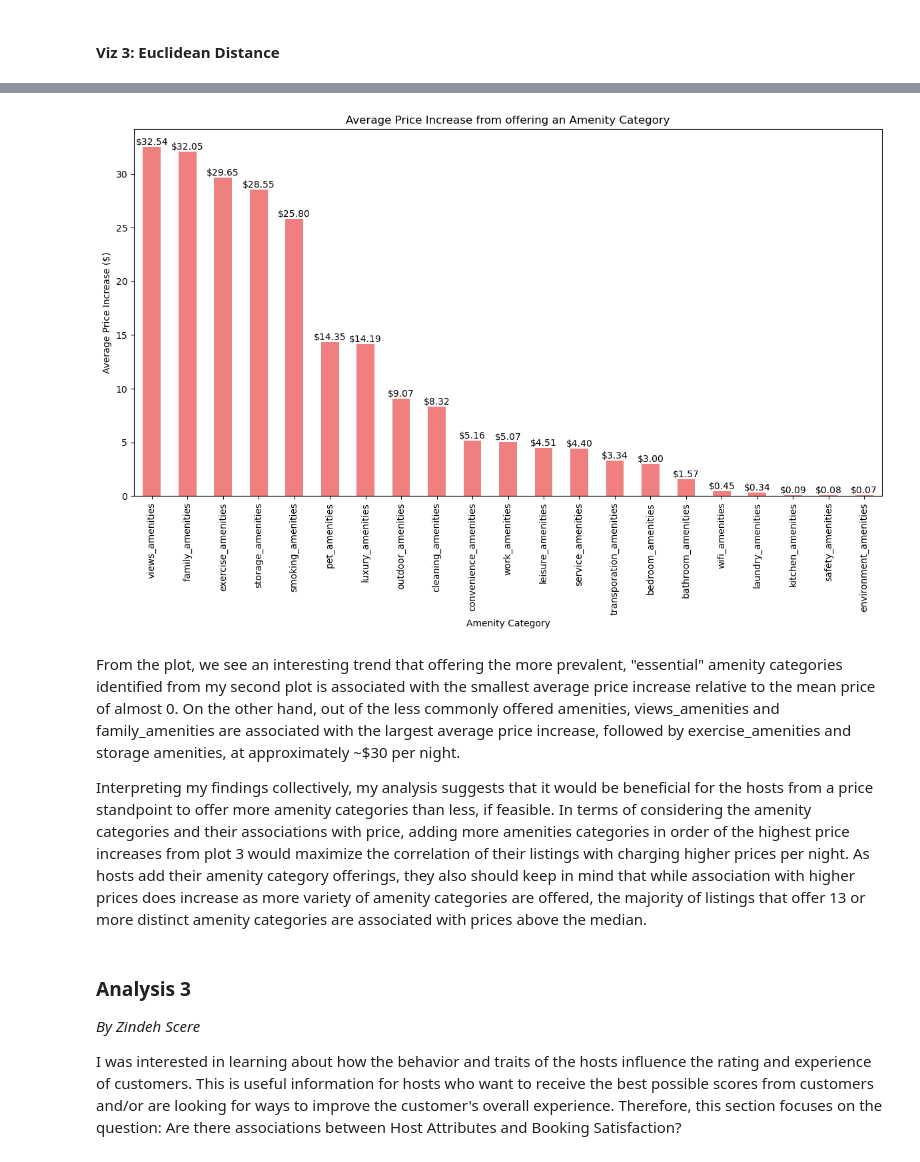
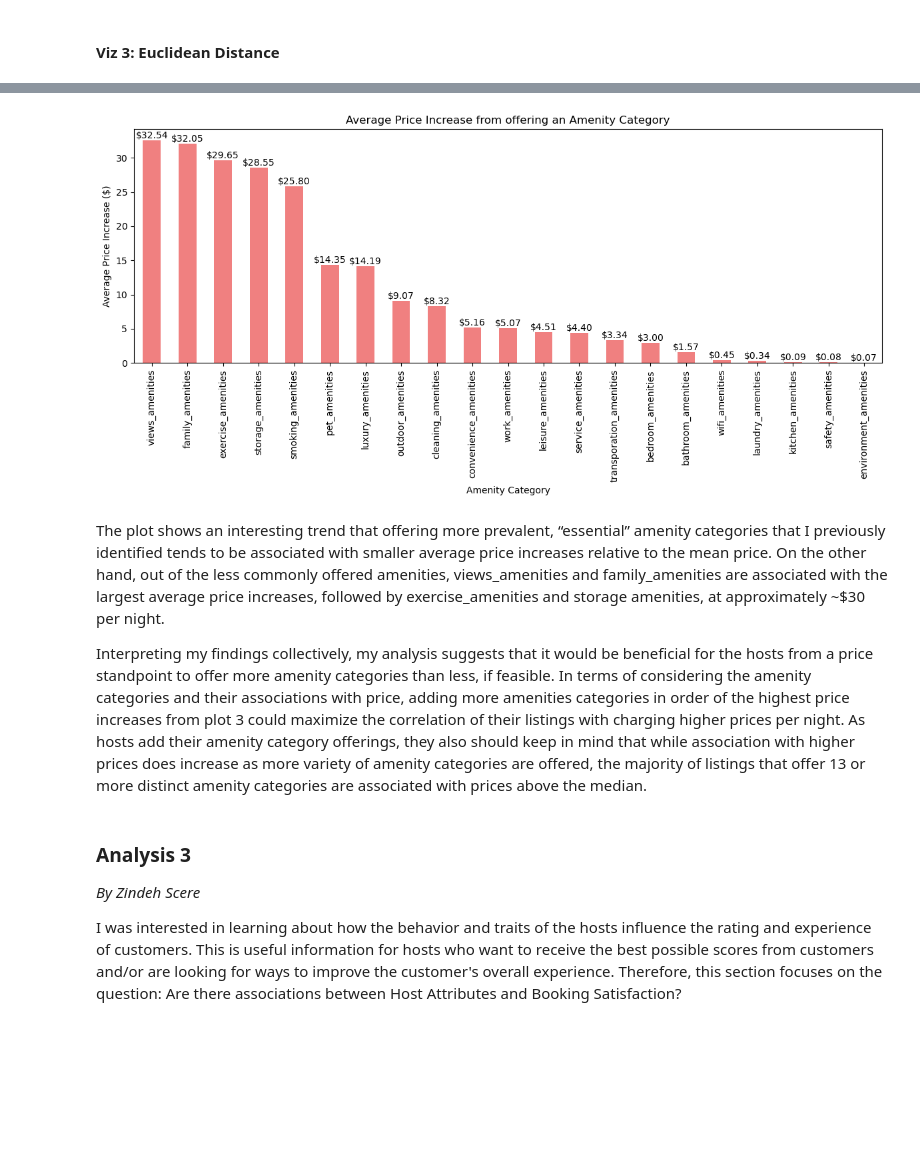
Before and after one commit to chrispylee123/seoulmates, a Jupyter notebook: Project Report/Project_Report_vDraft5.ipynb, the cells around one changed output, grey strips where cells are left out. Saved outputs shown, nothing was run; the diff lists cells and outputs as text; code cells hidden in the pictures; blank space fills up the shorter version.

```diff
--- a/Project Report/Project_Report_vDraft5.ipynb
+++ b/Project Report/Project_Report_vDraft5.ipynb
@@ -428,39 +420,39 @@ percentages = listings_nooutlier[amenity_categories].mean() * 100
 sorted_percentages = percentages.sort_values(ascending=False)
 
 ## Visualization 3: Prevalence of each amenity category
 
 overall_average_price = listings_nooutlier['price'].mean() #when I run it, it says that this isn't defined
 
 # Dictionary to store the price differential for each amenity
 price_differential = {}
 
 # Iterate over each amenity category to calculate the average price and price differential
 for amenity_category in amenity_categories:
     has_amenity = listings_nooutlier[listings_nooutlier[amenity_category] == 1]['price'].mean()
     price_differential[amenity_category] = has_amenity - overall_average_price
 
 sorted_differential = pd.Series(price_differential).sort_values(ascending=False)
 
-fig, ax = plt.subplots(figsize=(12, 8))
+fig, ax = plt.subplots(figsize=(12, 6))
 sorted_differential.plot(kind='bar', color='lightcoral', ax=ax)
 ax.set_title('Average Price Increase from offering an Amenity Category')
 ax.set_xlabel('Amenity Category')
 ax.set_ylabel('Average Price Increase ($)')
 ax.axhline(0, color='black', linewidth=0.8)
 
 # Annotate bars with the value of the price differential
 for i, v in enumerate(sorted_differential):
     ax.text(i, v if v > 0 else 0, f"${v:.2f}", color='black', ha='center', va='bottom')
 
 plt.xticks(rotation=90)
 plt.tight_layout()
 plt.show()
 # %% [output]
-[figure, old version]
+[figure, new version]
 # %% [markdown]
-From the plot, we see an interesting trend that offering the more prevalent, "essential" amenity categories identified from my second plot is associated with the smallest average price increase relative to the mean price of almost 0. On the other hand, out of the less commonly offered amenities, views_amenities and family_amenities are associated with the largest average price increase, followed by exercise_amenities and storage amenities, at approximately ~$30 per night.
+The plot shows an interesting trend that offering more prevalent, “essential” amenity categories that I previously identified tends to be associated with smaller average price increases relative to the mean price. On the other hand, out of the less commonly offered amenities, views_amenities and family_amenities are associated with the largest average price increases, followed by exercise_amenities and storage amenities, at approximately ~$30 per night.
 
-Interpreting my findings collectively, my analysis suggests that it would be beneficial for the hosts from a price standpoint to offer more amenity categories than less, if feasible. In terms of considering the amenity categories and their associations with price, adding more amenities categories in order of the highest price increases from plot 3 would maximize the correlation of their listings with charging higher prices per night. As hosts add their amenity category offerings, they also should keep in mind that while association with higher prices does increase as more variety of amenity categories are offered, the majority of listings that offer 13 or more distinct amenity categories are associated with prices above the median.
+Interpreting my findings collectively, my analysis suggests that it would be beneficial for the hosts from a price standpoint to offer more amenity categories than less, if feasible. In terms of considering the amenity categories and their associations with price, adding more amenities categories in order of the highest price increases from plot 3 could maximize the correlation of their listings with charging higher prices per night. As hosts add their amenity category offerings, they also should keep in mind that while association with higher prices does increase as more variety of amenity categories are offered, the majority of listings that offer 13 or more distinct amenity categories are associated with prices above the median.
 # %% [markdown]
 ### Analysis 3
 *By Zindeh Scere*
```
Also changed, not shown: parts of 10 cells of this notebook, 1 other file.
